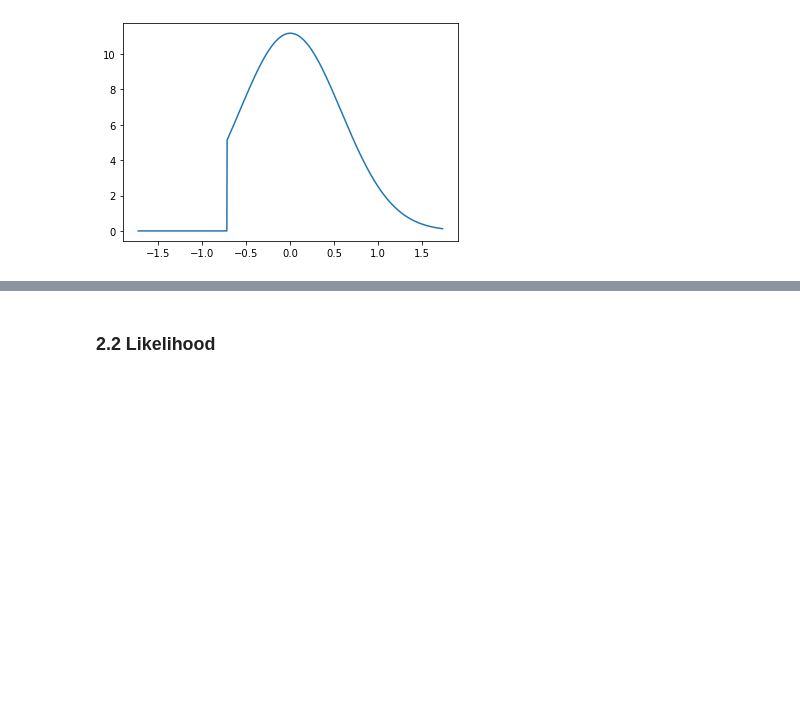
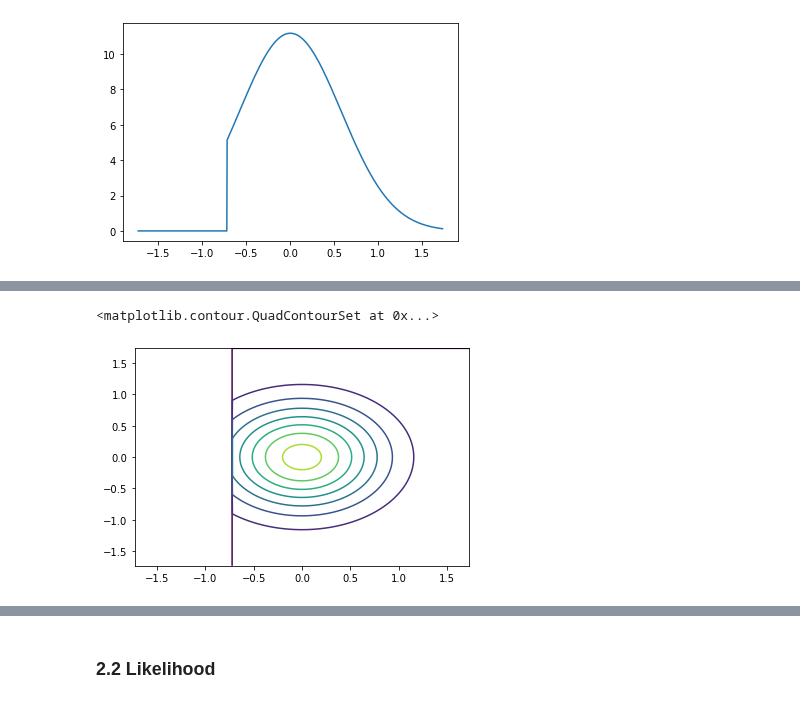
Before and after one commit to fjbautistas/kde_example, a Jupyter notebook: Marginal_Distributions.ipynb, the cells around one changed output, grey strips where cells are left out. Drawn from its saved outputs; the diff is of its cells as text; code cells hidden in the pictures; blank space fills up the shorter version.

```diff
--- a/Marginal_Distributions.ipynb
+++ b/Marginal_Distributions.ipynb
@@ -187,0 +193,4 @@ plt.plot(A.data_std[:,1], A.prior_pdfs[1])
+# %%
+eye = np.ones([1000,1000])
+# %%
+prior = (eye*A.prior_pdfs[0]).T*A.prior_pdfs[1]
@@ -187,0 +201,5 @@ plt.plot(A.data_std[:,1], A.prior_pdfs[1])
+# %%
+plt.contour(A.data_std[:,0], A.data_std[:,1], prior)
+# %% [output]
+<matplotlib.contour.QuadContourSet at 0x...>
+[figure, added]
```
Also changed, not shown: parts of 12 cells of this notebook.
